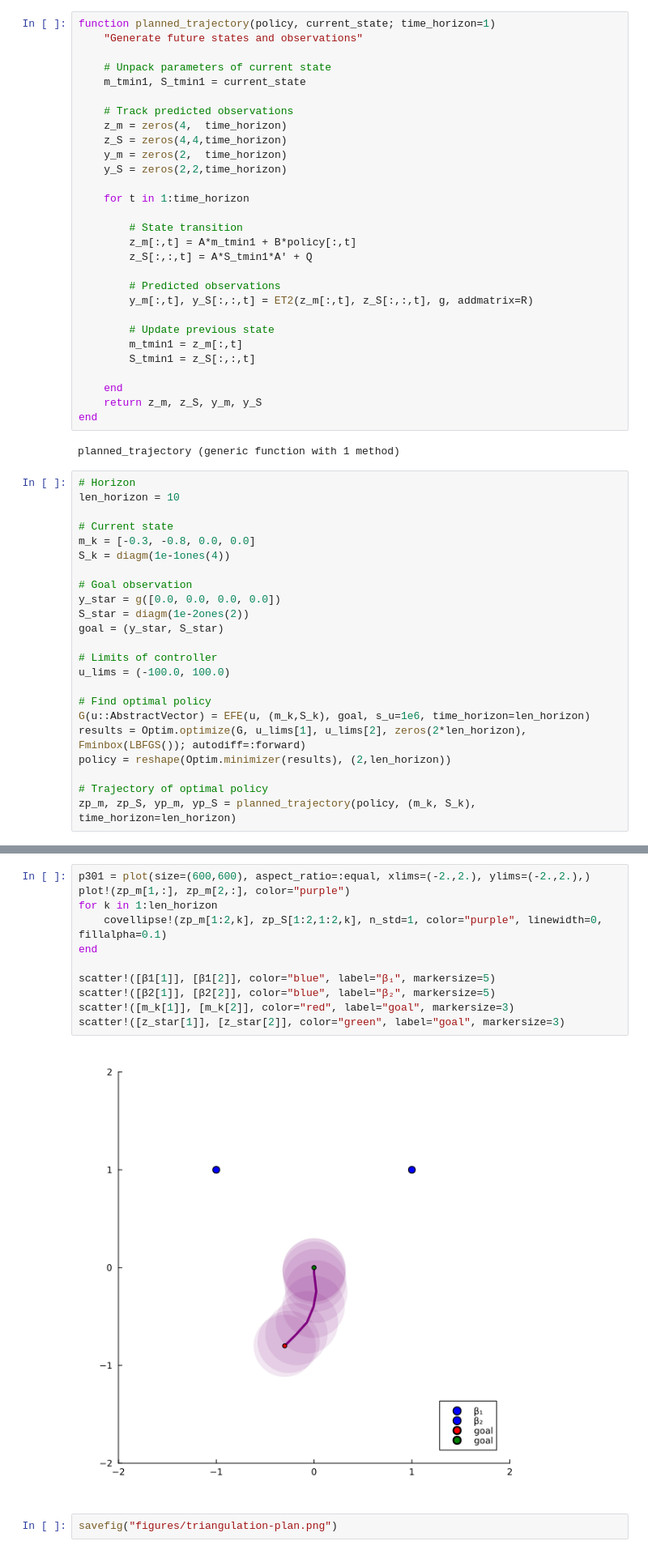
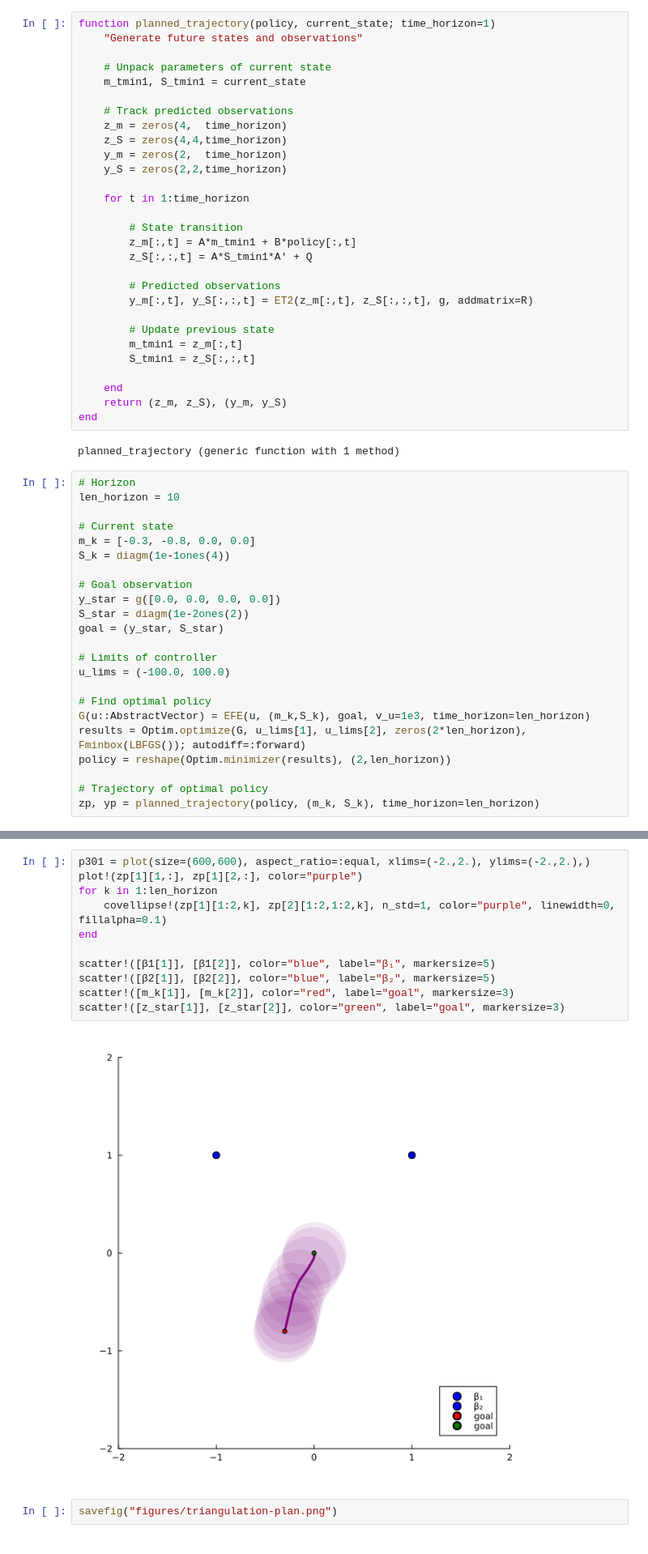
Before and after one commit to biaslab/IWAI2024-ambiguity, a Jupyter notebook: NLA-botnav-triangulation.ipynb, the cells around one changed output, grey strips where cells are left out. Shown at 81% size. Saved outputs shown, nothing was run; the diff lists cells and outputs as text.

```diff
--- a/NLA-botnav-triangulation.ipynb
+++ b/NLA-botnav-triangulation.ipynb
@@ -466,7 +468,7 @@ function planned_trajectory(policy, current_state; time_horizon=1)
         S_tmin1 = z_S[:,:,t]
 
     end
-    return z_m, z_S, y_m, y_S
+    return (z_m, z_S), (y_m, y_S)
 end
 # %% [output]
 planned_trajectory (generic function with 1 method)
@@ -487,10 +489,10 @@ goal = (y_star, S_star)
 u_lims = (-100.0, 100.0)
 
 # Find optimal policy
-G(u::AbstractVector) = EFE(u, (m_k,S_k), goal, s_u=1e6, time_horizon=len_horizon)
+G(u::AbstractVector) = EFE(u, (m_k,S_k), goal, v_u=1e3, time_horizon=len_horizon)
 results = Optim.optimize(G, u_lims[1], u_lims[2], zeros(2*len_horizon), Fminbox(LBFGS()); autodiff=:forward)
 policy = reshape(Optim.minimizer(results), (2,len_horizon))
 
 # Trajectory of optimal policy
-zp_m, zp_S, yp_m, yp_S = planned_trajectory(policy, (m_k, S_k), time_horizon=len_horizon)
+zp, yp = planned_trajectory(policy, (m_k, S_k), time_horizon=len_horizon)
 # %% [output]
@@ -498,16 +500,16 @@ zp_m, zp_S, yp_m, yp_S = planned_trajectory(policy, (m_k, S_k), time_horizon=len
 # %%
 p301 = plot(size=(600,600), aspect_ratio=:equal, xlims=(-2.,2.), ylims=(-2.,2.),)
-plot!(zp_m[1,:], zp_m[2,:], color="purple")
+plot!(zp[1][1,:], zp[1][2,:], color="purple")
 for k in 1:len_horizon
-    covellipse!(zp_m[1:2,k], zp_S[1:2,1:2,k], n_std=1, color="purple", linewidth=0, fillalpha=0.1)
+    covellipse!(zp[1][1:2,k], zp[2][1:2,1:2,k], n_std=1, color="purple", linewidth=0, fillalpha=0.1)
 end
 
 scatter!([β1[1]], [β1[2]], color="blue", label="β₁", markersize=5)
 scatter!([β2[1]], [β2[2]], color="blue", label="β₂", markersize=5)
 scatter!([m_k[1]], [m_k[2]], color="red", label="goal", markersize=3)
 scatter!([z_star[1]], [z_star[2]], color="green", label="goal", markersize=3)
 # %% [output]
-[figure, old version]
+[figure, new version]
 # %%
 savefig("figures/triangulation-plan.png")
 # %% [output]
```
Also changed, not shown: parts of 13 cells of this notebook, 2 other files.
